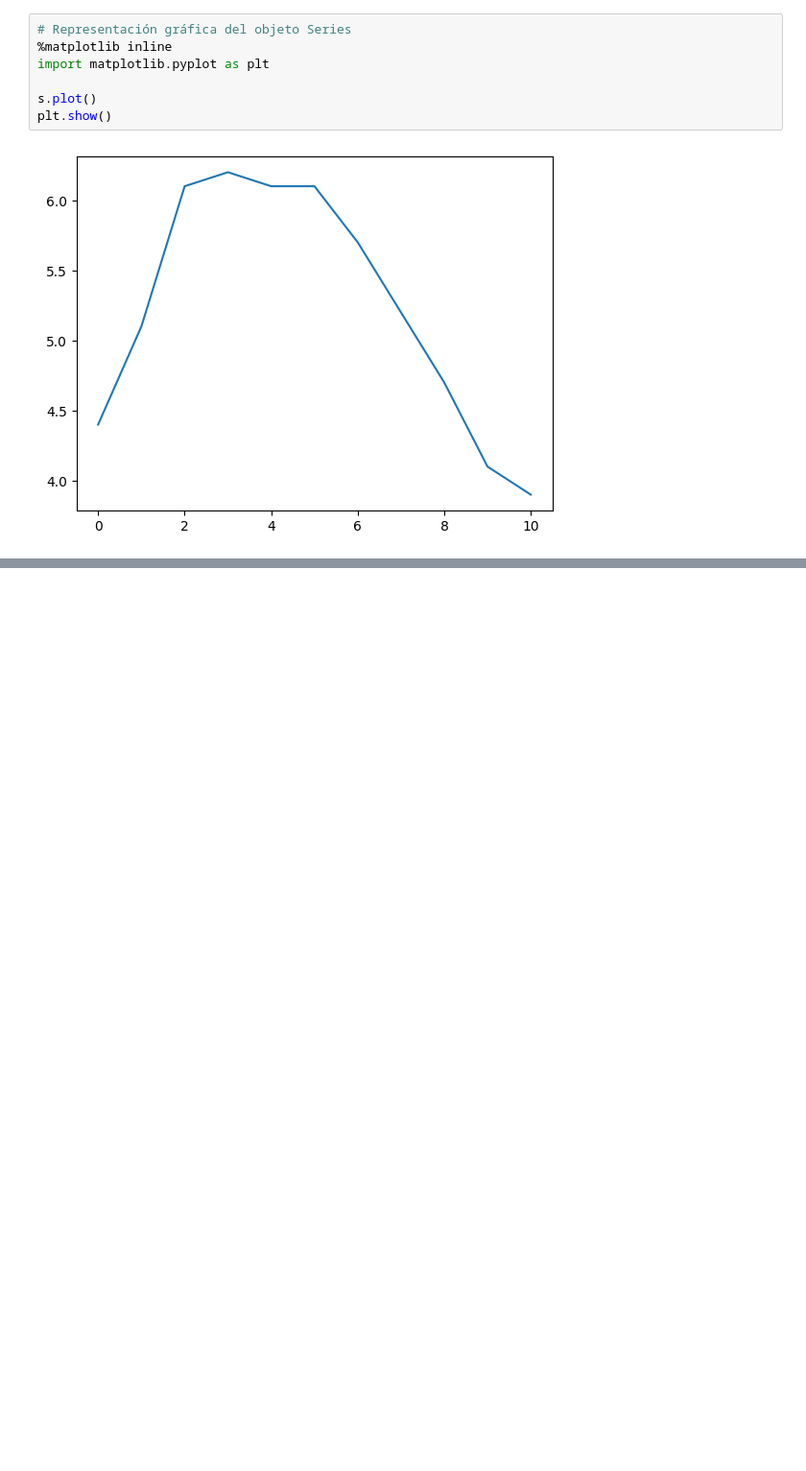
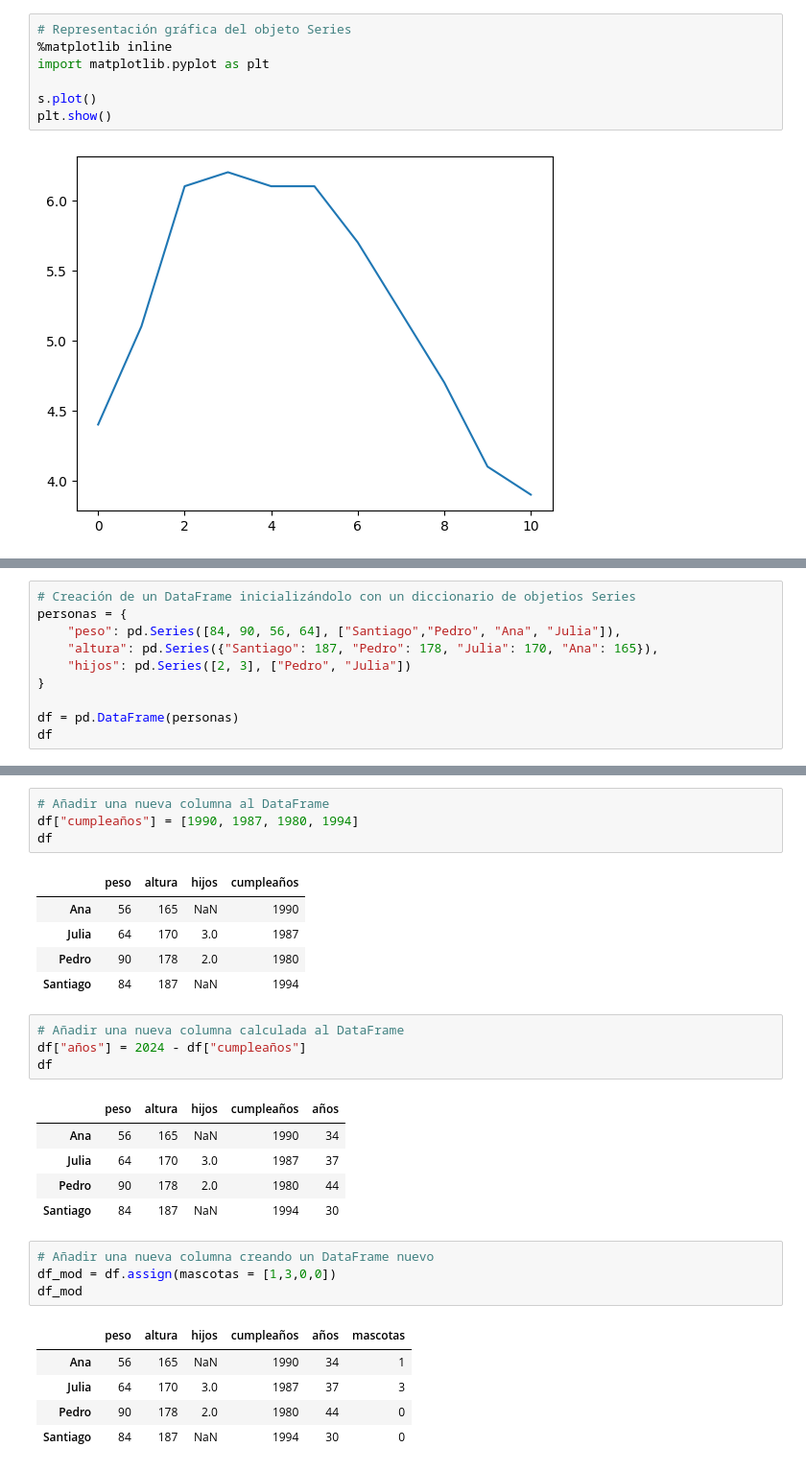
Before and after one commit to danycalderon16/python-ml-ds, a Jupyter notebook: casos_practicos/2.introduccionPandas.ipynb, the cells around one changed output, grey strips where cells are left out. Shown: that part at 96% size. Cells and saved outputs as stored; diff of their text form; blank space fills up the shorter version.

Commit message:
pandas-frames

```diff
--- a/casos_practicos/2.introduccionPandas.ipynb
+++ b/casos_practicos/2.introduccionPandas.ipynb
@@ -152,0 +338,10 @@ plt.show()
+# %%
+# Creación de un DataFrame inicializándolo con un diccionario de objetios Series
+personas = {
+    "peso": pd.Series([84, 90, 56, 64], ["Santiago","Pedro", "Ana", "Julia"]),
+    "altura": pd.Series({"Santiago": 187, "Pedro": 178, "Julia": 170, "Ana": 165}),
+    "hijos": pd.Series([2, 3], ["Pedro", "Julia"])
+}
+
+df = pd.DataFrame(personas)
+df
@@ -152,0 +354,30 @@ plt.show()
+# %%
+# Añadir una nueva columna al DataFrame
+df["cumpleaños"] = [1990, 1987, 1980, 1994]
+df
+# %% [output]
+|  | peso | altura | hijos | cumpleaños |
+| Ana | 56 | 165 | NaN | 1990 |
+| Julia | 64 | 170 | 3.0 | 1987 |
+| Pedro | 90 | 178 | 2.0 | 1980 |
+| Santiago | 84 | 187 | NaN | 1994 |
+# %%
+# Añadir una nueva columna calculada al DataFrame
+df["años"] = 2024 - df["cumpleaños"]
+df
+# %% [output]
+|  | peso | altura | hijos | cumpleaños | años |
+| Ana | 56 | 165 | NaN | 1990 | 34 |
+| Julia | 64 | 170 | 3.0 | 1987 | 37 |
+| Pedro | 90 | 178 | 2.0 | 1980 | 44 |
+| Santiago | 84 | 187 | NaN | 1994 | 30 |
+# %%
+# Añadir una nueva columna creando un DataFrame nuevo
+df_mod = df.assign(mascotas = [1,3,0,0])
+df_mod
+# %% [output]
+|  | peso | altura | hijos | cumpleaños | años | mascotas |
+| Ana | 56 | 165 | NaN | 1990 | 34 | 1 |
+| Julia | 64 | 170 | 3.0 | 1987 | 37 | 3 |
+| Pedro | 90 | 178 | 2.0 | 1980 | 44 | 0 |
+| Santiago | 84 | 187 | NaN | 1994 | 30 | 0 |
```
Also changed, not shown: parts of 43 cells of this notebook, 3 other files.
